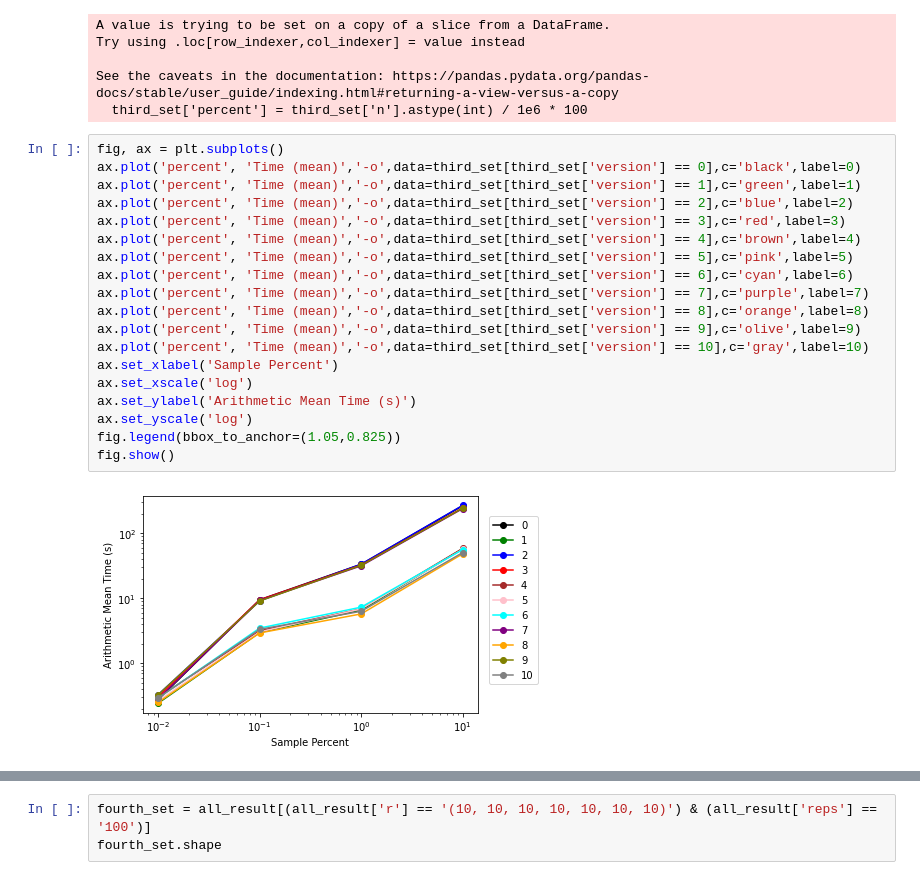
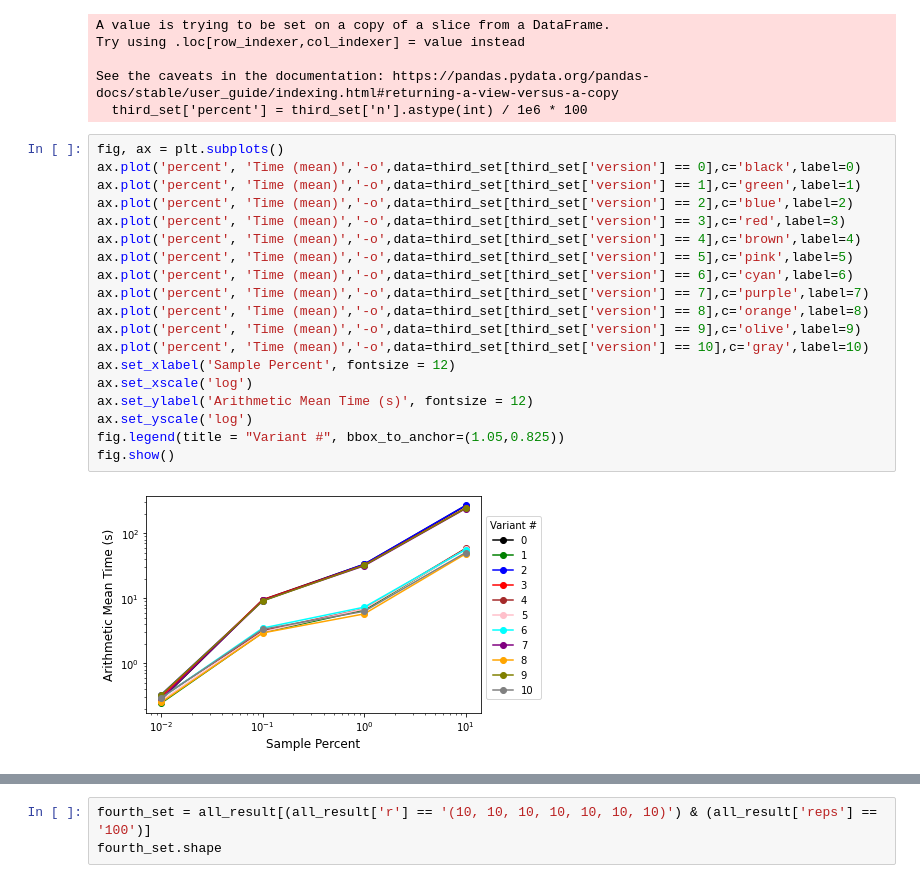
Before and after one commit to WenhaoP/TensorComp, a Jupyter notebook: exp.ipynb, the cells around one changed output, grey strips where cells are left out. Cells and saved outputs as stored; diff of their text form.

```diff
--- a/exp.ipynb
+++ b/exp.ipynb
@@ -490,24 +458,24 @@ See the caveats in the documentation: https://pandas.pydata.org/pandas-docs/stab
 # %%
 fig, ax = plt.subplots()
 ax.plot('percent', 'Time (mean)','-o',data=third_set[third_set['version'] == 0],c='black',label=0)
 ax.plot('percent', 'Time (mean)','-o',data=third_set[third_set['version'] == 1],c='green',label=1)
 ax.plot('percent', 'Time (mean)','-o',data=third_set[third_set['version'] == 2],c='blue',label=2)
 ax.plot('percent', 'Time (mean)','-o',data=third_set[third_set['version'] == 3],c='red',label=3)
 ax.plot('percent', 'Time (mean)','-o',data=third_set[third_set['version'] == 4],c='brown',label=4)
 ax.plot('percent', 'Time (mean)','-o',data=third_set[third_set['version'] == 5],c='pink',label=5)
 ax.plot('percent', 'Time (mean)','-o',data=third_set[third_set['version'] == 6],c='cyan',label=6)
 ax.plot('percent', 'Time (mean)','-o',data=third_set[third_set['version'] == 7],c='purple',label=7)
 ax.plot('percent', 'Time (mean)','-o',data=third_set[third_set['version'] == 8],c='orange',label=8)
 ax.plot('percent', 'Time (mean)','-o',data=third_set[third_set['version'] == 9],c='olive',label=9)
 ax.plot('percent', 'Time (mean)','-o',data=third_set[third_set['version'] == 10],c='gray',label=10)
-ax.set_xlabel('Sample Percent')
+ax.set_xlabel('Sample Percent', fontsize = 12)
 ax.set_xscale('log')
-ax.set_ylabel('Arithmetic Mean Time (s)')
+ax.set_ylabel('Arithmetic Mean Time (s)', fontsize = 12)
 ax.set_yscale('log')
-fig.legend(bbox_to_anchor=(1.05,0.825))
+fig.legend(title = "Variant #", bbox_to_anchor=(1.05,0.825))
 fig.show()
 # %% [output]
-[figure, old version]
+[figure, new version]
 # %%
 fig, ax = plt.subplots()
 ax.plot('percent', 'Time (mean)','-o',data=third_set[third_set['version'] == 0],c='black',label=0)
```
Also changed, not shown: parts of 22 cells of this notebook.
